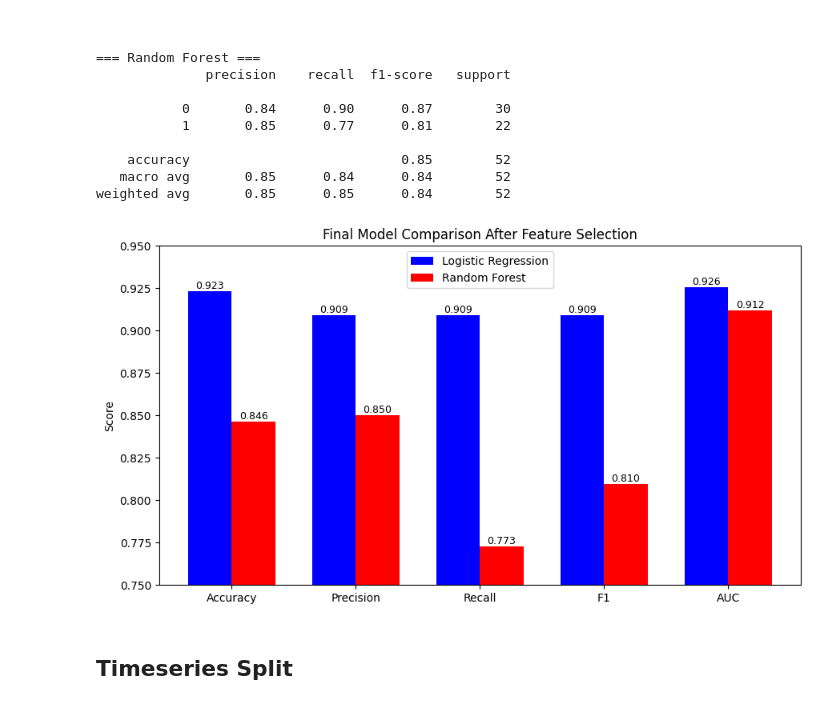
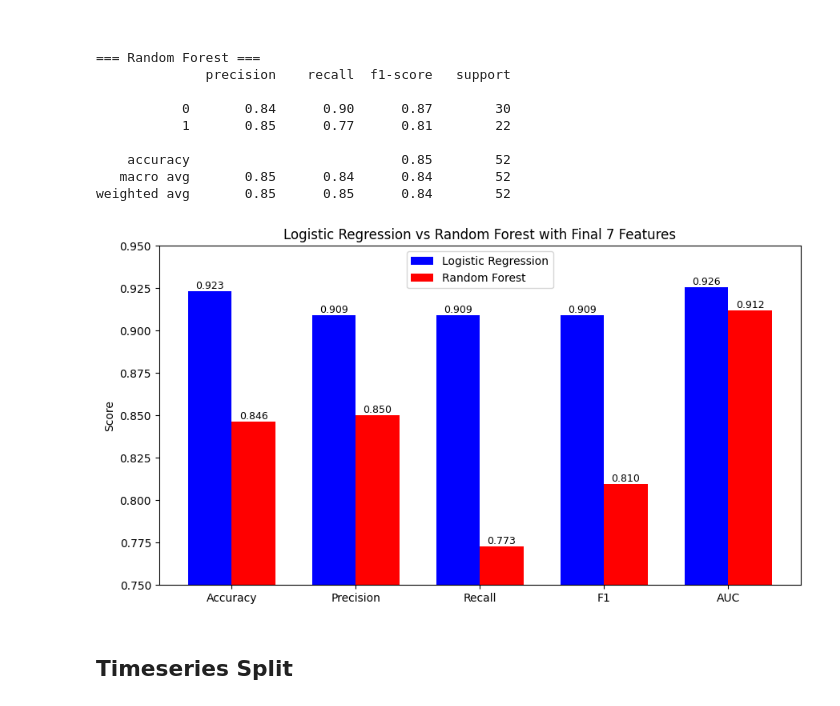
Before and after one commit to mattmarz94/nfl-decision-support-analytics, a Jupyter notebook: Data Preprocessing/reduce_features_dd.ipynb, the cells around one changed output. Saved outputs shown, nothing was run; the diff lists cells and outputs as text; code cells hidden in the pictures.

```diff
--- a/Data Preprocessing/reduce_features_dd.ipynb
+++ b/Data Preprocessing/reduce_features_dd.ipynb
@@ -1177,35 +1177,35 @@ rf_auc = roc_auc_score(y_test, rf_model.predict_proba(X_test)[:,1])
 import matplotlib.pyplot as plt
 import numpy as np
 
 metrics = ["Accuracy", "Precision", "Recall", "F1", "AUC"]
 
 lr_values = [lr_accuracy, lr_precision, lr_recall, lr_f1, lr_auc]
 rf_values = [rf_accuracy, rf_precision, rf_recall, rf_f1, rf_auc]
 
 x = np.arange(len(metrics))
 width = 0.35
 
 plt.figure(figsize=(9, 5))
 
 bars1 = plt.bar(x - width/2, lr_values, width, color="blue", label="Logistic Regression")
 bars2 = plt.bar(x + width/2, rf_values, width, color="red", label="Random Forest")
 
 # Add labels on bars
 for bars in [bars1, bars2]:
     for bar in bars:
         h = bar.get_height()
         plt.text(bar.get_x() + bar.get_width()/2, h,
                  f"{h:.3f}", ha='center', va='bottom', fontsize=9)
 
 plt.xticks(x, metrics)
 plt.ylabel("Score")
 plt.ylim(0.75, 0.95)
-plt.title("Final Model Comparison After Feature Selection")
+plt.title("Logistic Regression vs Random Forest with Final 7 Features")
 plt.legend()
 plt.tight_layout()
 plt.show()
 # %% [output]
-[figure, old version]
+[figure, new version]
 # %% [markdown]
 ## Timeseries Split
 # %%
```
Also changed, not shown: parts of 1 cell of this notebook.
